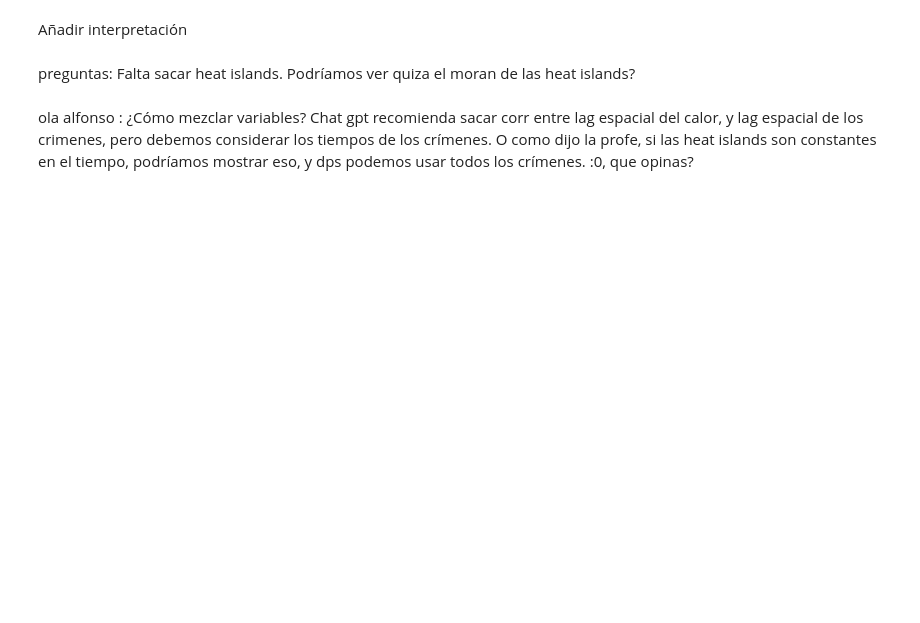
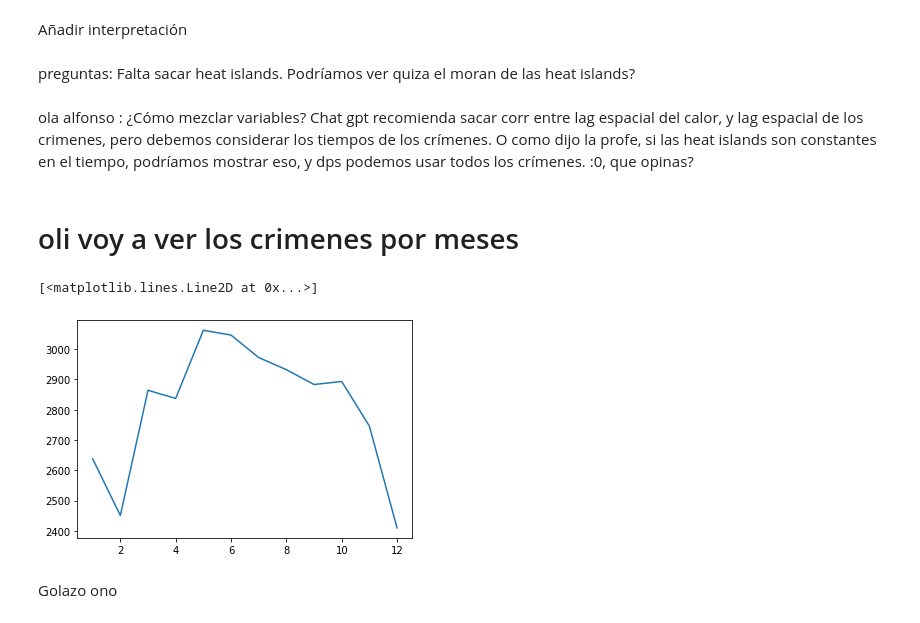
Before and after one commit to Larraguibel/HeatIslandsWV, a Jupyter notebook: violence_against_women.ipynb, the cells around one changed output. Saved outputs shown, nothing was run; the diff lists cells and outputs as text; code cells hidden in the pictures; blank space fills up the shorter version.

Commit message:
Grafico por meses na ma, zori

```diff
--- a/violence_against_women.ipynb
+++ b/violence_against_women.ipynb
@@ -542,3 +531,14 @@ Añadir interpretación
 preguntas: Falta sacar heat islands. Podríamos ver quiza el moran de las heat islands?
 # %% [markdown]
 ola alfonso : ¿Cómo mezclar variables? Chat gpt recomienda sacar corr entre lag espacial del calor, y lag espacial de los crimenes, pero debemos considerar los tiempos de los crímenes. O como dijo la profe, si las heat islands son constantes en el tiempo, podríamos mostrar eso, y dps podemos usar todos los crímenes. :0, que opinas?
+# %% [markdown]
+# oli voy a ver los crimenes por meses
+# %%
+month_each_crime = [int(date[5:7]) for date in list(big_crimes["CMPLNT_FR_DT"])]
+crimes_by_month  = [month_each_crime.count(month) for month in range(1, 13)]
+plt.plot(range(1, 13), crimes_by_month)
+# %% [output]
+[<matplotlib.lines.Line2D at 0x...>]
+[figure, added]
+# %% [markdown]
+Golazo ono
```
Also changed, not shown: parts of 17 cells of this notebook, 5 other files.
